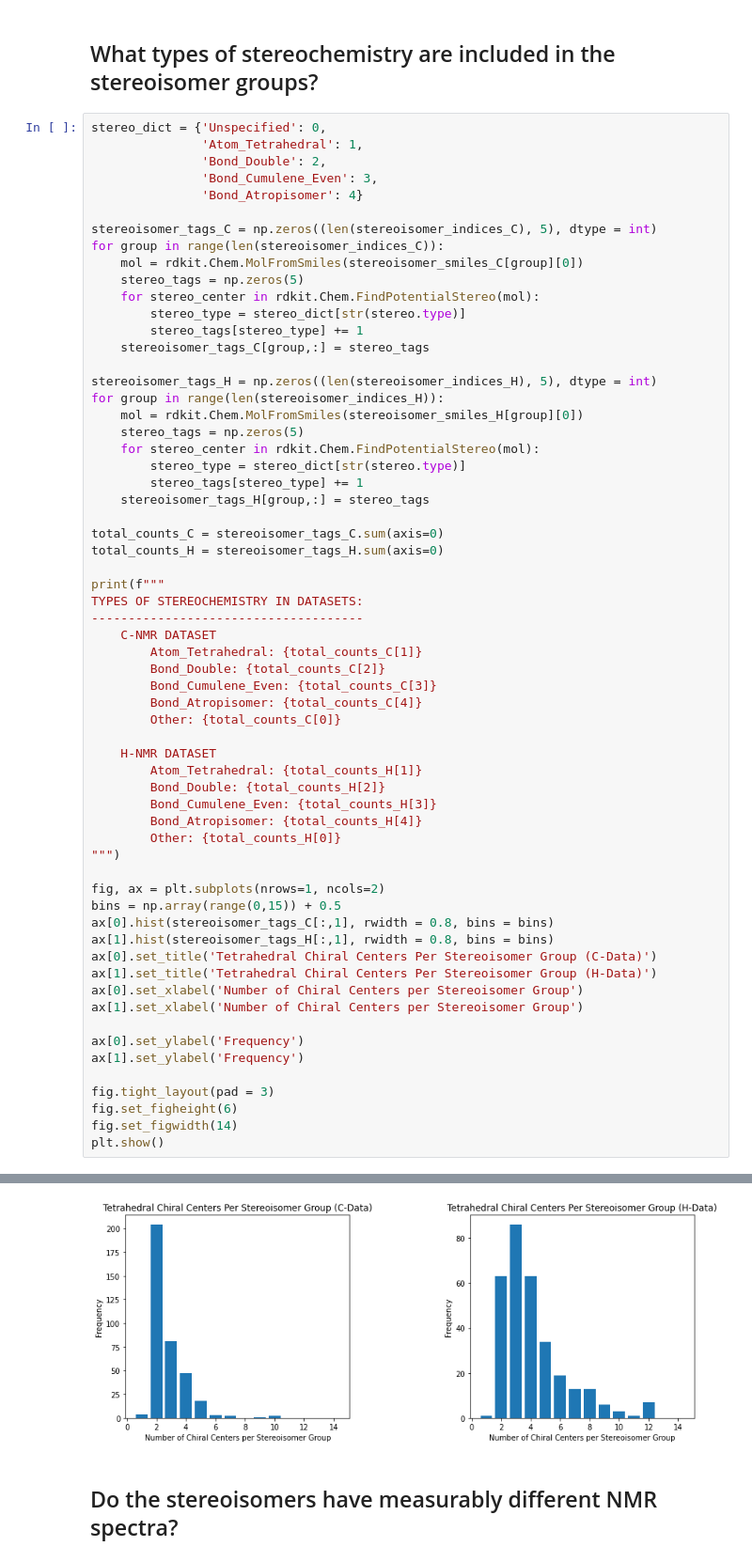
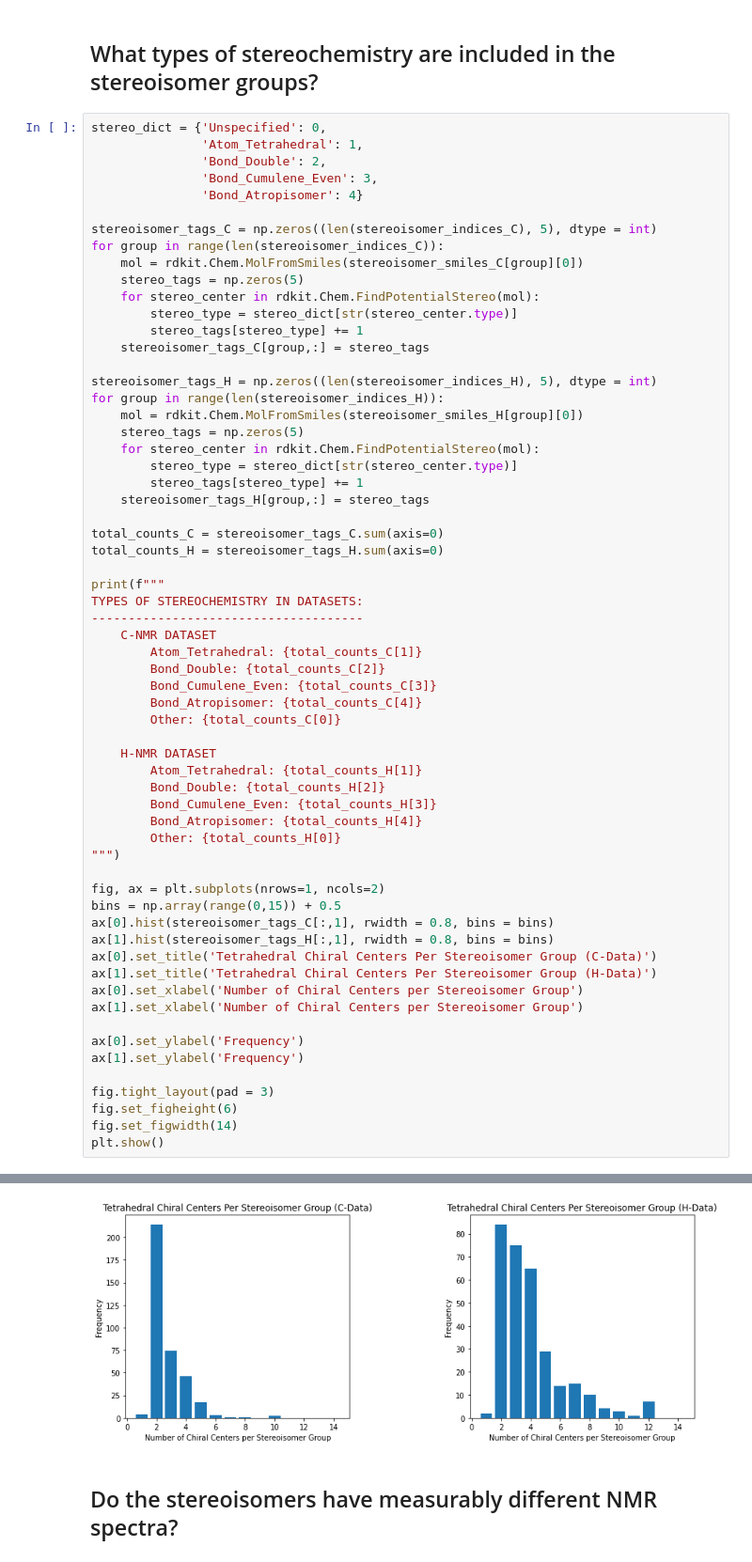
Before and after one commit to PattanaikL/chiral_gnn, a Jupyter notebook: data/nmr/nmr_exploration.ipynb, the cells around one changed output, grey strips where cells are left out. Shown: that part at 94% size. Cells and saved outputs as stored; diff of their text form.

Commit message:
Debugged stereoisomer classification

```diff
--- a/data/nmr/nmr_exploration.ipynb
+++ b/data/nmr/nmr_exploration.ipynb
@@ -444,7 +444,7 @@ for group in range(len(stereoisomer_indices_C)):
     mol = rdkit.Chem.MolFromSmiles(stereoisomer_smiles_C[group][0])
     stereo_tags = np.zeros(5)
     for stereo_center in rdkit.Chem.FindPotentialStereo(mol):
-        stereo_type = stereo_dict[str(stereo.type)]
+        stereo_type = stereo_dict[str(stereo_center.type)]
         stereo_tags[stereo_type] += 1
     stereoisomer_tags_C[group,:] = stereo_tags
 
@@ -453,7 +453,7 @@ for group in range(len(stereoisomer_indices_H)):
     mol = rdkit.Chem.MolFromSmiles(stereoisomer_smiles_H[group][0])
     stereo_tags = np.zeros(5)
     for stereo_center in rdkit.Chem.FindPotentialStereo(mol):
-        stereo_type = stereo_dict[str(stereo.type)]
+        stereo_type = stereo_dict[str(stereo_center.type)]
         stereo_tags[stereo_type] += 1
     stereoisomer_tags_H[group,:] = stereo_tags
 
@@ -510,7 +510,7 @@ TYPES OF STEREOCHEMISTRY IN DATASETS:
         Bond_Cumulene_Even: 0
         Bond_Atropisomer: 0
         Other: 0
-[figure, old version]
+[figure, new version]
 # %% [markdown]
 ## Do the stereoisomers have measurably different NMR spectra?
 # %% [markdown]
```
Also changed, not shown: parts of 3 cells of this notebook.
